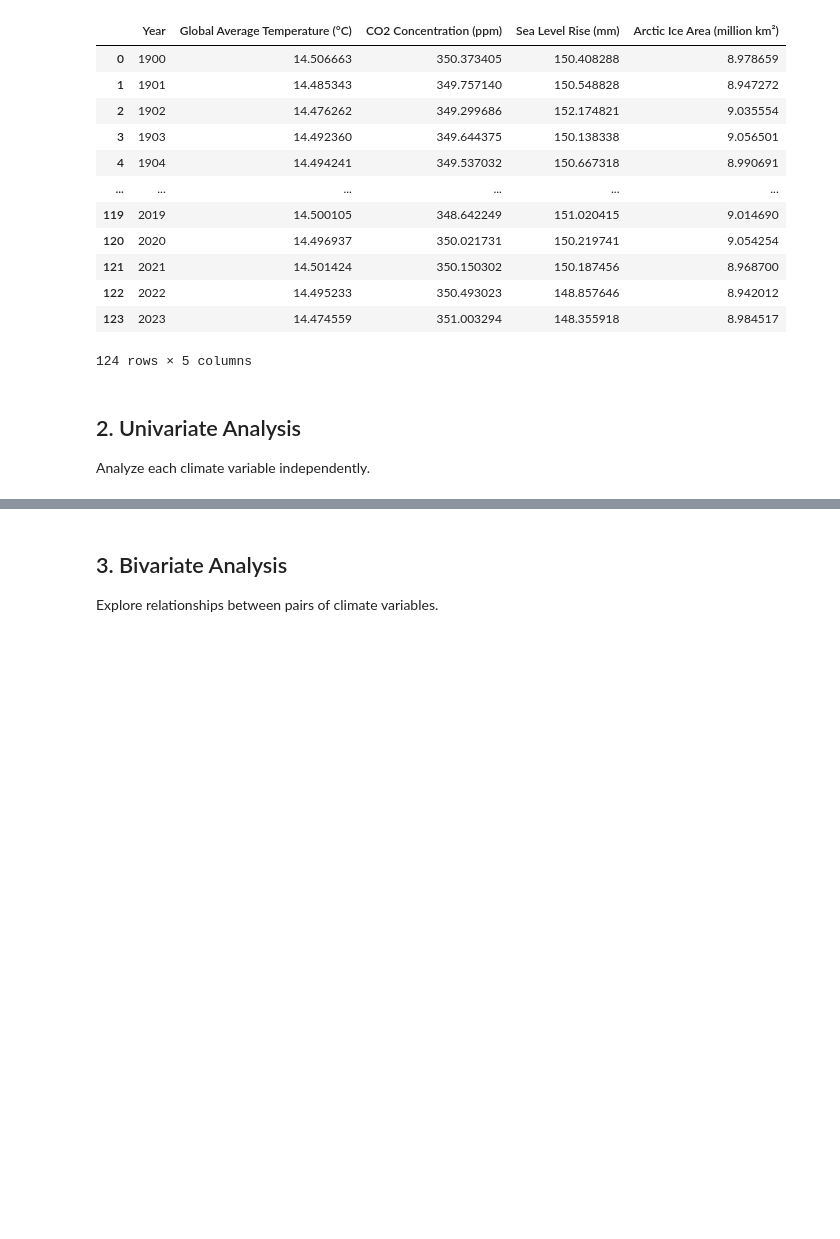
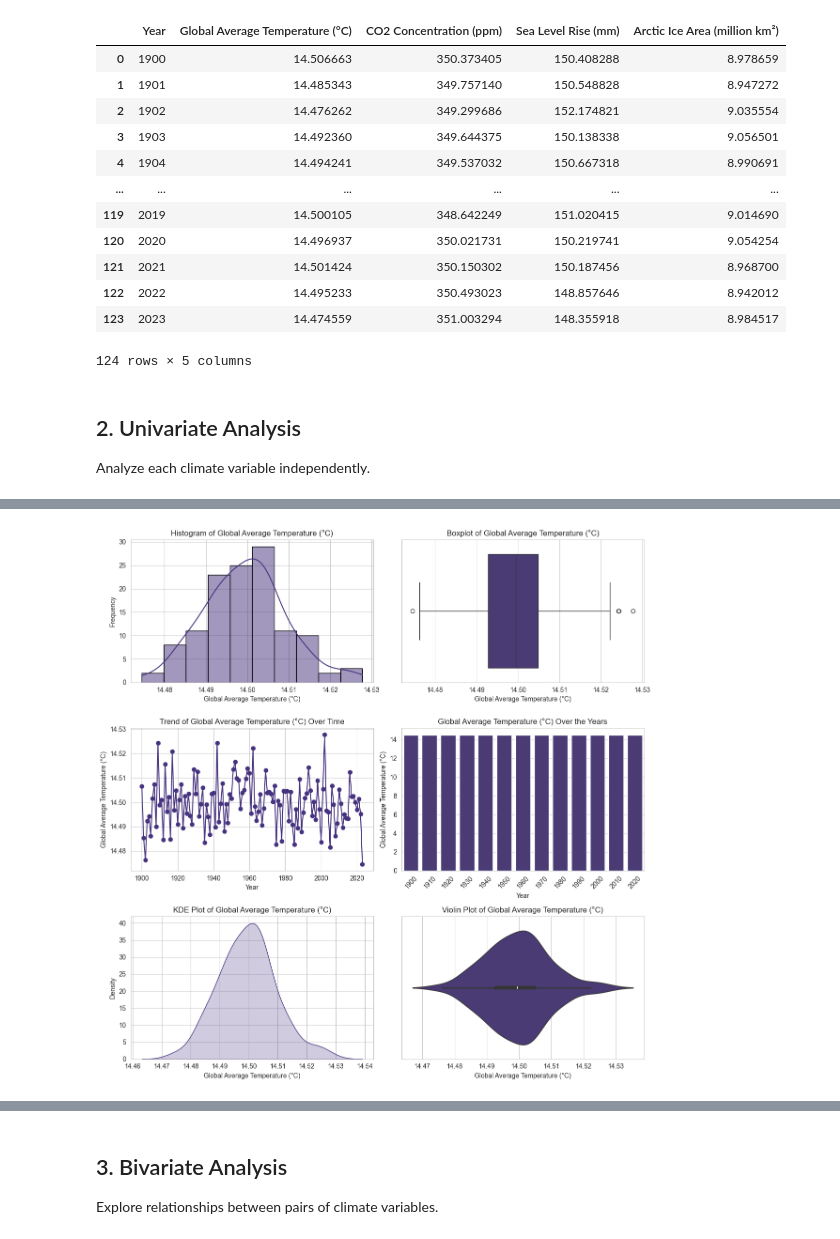
Before and after one commit to Omdena-NIC-Nepal/complete-eda-letsdoit, a Jupyter notebook: climate_eda.ipynb, the cells around one changed output, grey strips where cells are left out. Saved outputs shown, nothing was run; the diff lists cells and outputs as text; code cells hidden in the pictures; blank space fills up the shorter version.

Commit message:
Univariate Analysis with conclusion

```diff
--- a/climate_eda.ipynb
+++ b/climate_eda.ipynb
@@ -120,53 +125,58 @@ Analyze each climate variable independently.
 # %%
-#Univariate analysis using loop in a go
+def univariate_analysis(df):
+    for var in df.columns:
+        if var != 'Year':
+            print(f"Univariate Analysis for {var} \n ")
+            print(df[var].describe(), "\n\nCreating plots ... \n\n")
 
-def univariate_analysis(df):
-	for var in df.columns:
-		if var != 'Year':
-			print(f"Univariate Analysis for {var} \n ")
-			# Descriptive Statistics mean, min, max, stddev ...
-			print(df[var].describe(), "\n\nCreating a plots ... \n\n")
+            plt.figure(figsize=(12, 12))  # Adjust figure size
 
+            # 1. Histogram
+            plt.subplot(3, 2, 1)
+            sns.histplot(data=df, x=var, kde=True, bins=10, edgecolor='black')
+            plt.title(f"Histogram of {var}")
+            plt.xlabel(var)
+            plt.ylabel('Frequency')
 
-			plt.figure(figsize=(12,10))
-			# Histogram using SNS histplot
-			plt.subplot(2,2,1)
+            # 2. Box Plot
+            plt.subplot(3, 2, 2)
+            sns.boxplot(x=df[var], orient='h')
+            plt.title(f"Boxplot of {var}")
+            plt.xlabel(var)
 
-			sns.histplot(data=df,x=var, kde=True, bins=10, edgecolor='black')
-			plt.title(f"Histogram of {var} aggregated")
-			plt.xlabel(var)
-			plt.ylabel('Frequency')
+            # 3. Line Plot
+            plt.subplot(3, 2, 3)
+            plt.plot(df['Year'], df[var], marker='o', linestyle='-')
+            plt.title(f'Trend of {var} Over Time')
+            plt.xlabel('Year')
+            plt.ylabel(var)
+            plt.grid(True)
 
-			# Box plot using boxplot
-			plt.subplot(2,2,2)
+            # 4. Bar Chart (Every 10 Years)
+            plt.subplot(3, 2, 4)
+            filtered_data = df[df['Year'] % 10 == 0]  # Select every 10th year
+            sns.barplot(x=filtered_data['Year'], y=filtered_data[var])
+            plt.title(f'{var} Over the Years')
+            plt.xlabel('Year')
+            plt.ylabel(var)
+            plt.xticks(rotation=45)
 
-			sns.boxplot(x = df[var],  vert = False)
-			plt.title(f"Boxplot of {var} aggregated")
-			plt.xlabel(var)
+            # 5. KDE Plot (Replaces Displot)
+            plt.subplot(3, 2, 5)
+            sns.kdeplot(df[var], fill=True)
+            plt.title(f'KDE Plot of {var}')
+            plt.xlabel(var)
+            plt.ylabel('Density')
 
-			# Line Plots
-			plt.subplot(2,2,3)
+            # 6. Violin Plot (Better for Distribution Analysis)
+            plt.subplot(3, 2, 6)
+            sns.violinplot(x=df[var])
+            plt.title(f'Violin Plot of {var}')
+            plt.xlabel(var)
 
-			# plt.plot(aggregated_data['Year'], aggregated_data[var], marker='o')
+            # Adjust layout and display all subplots together
+            plt.tight_layout()
+            plt.show()
 
-			plt.plot(aggregated_data['Year'], aggregated_data[var])
-			plt.title(f'Trend of {var} Over Time')
-			plt.xlabel('Year')
-			plt.ylabel(var)
-			plt.grid(False)
-
-			# Barchart
-			plt.subplot(2,2,4)
-			filtered_data = df[aggregated_data['Year'] % 10 == 0]
-
-			sns.barplot(x=filtered_data['Year'], y=filtered_data[var])
-
-			# Add labels and title
-			plt.title(f'{var} Over the Years')
-			plt.xlabel('Year')
-			plt.ylabel(var)
-			plt.xticks(rotation=100)  # Rotate x-axis labels for better visibility
-
-			# Show plot
-			plt.grid(False)
-			plt.show()
+univariate_analysis(aggregated_data)
+# %% [output]
@@ -172,0 +196 @@ def univariate_analysis(df):
+[figure, added]
```
Also changed, not shown: parts of 26 cells of this notebook.
